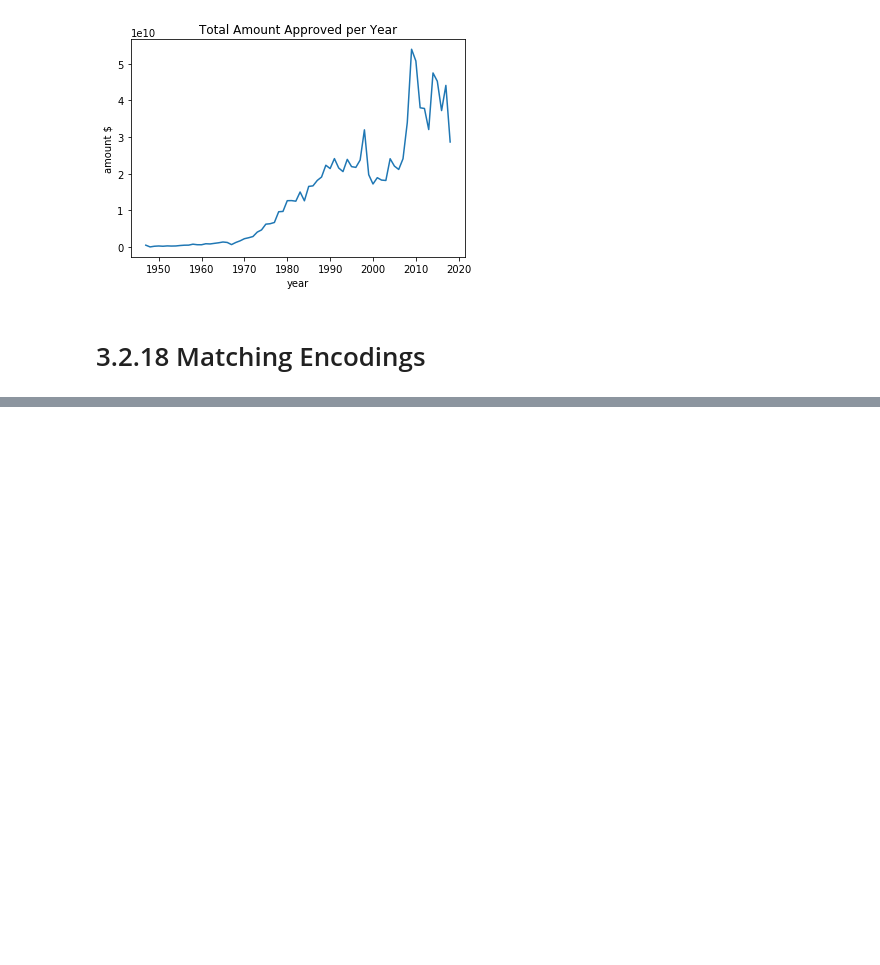
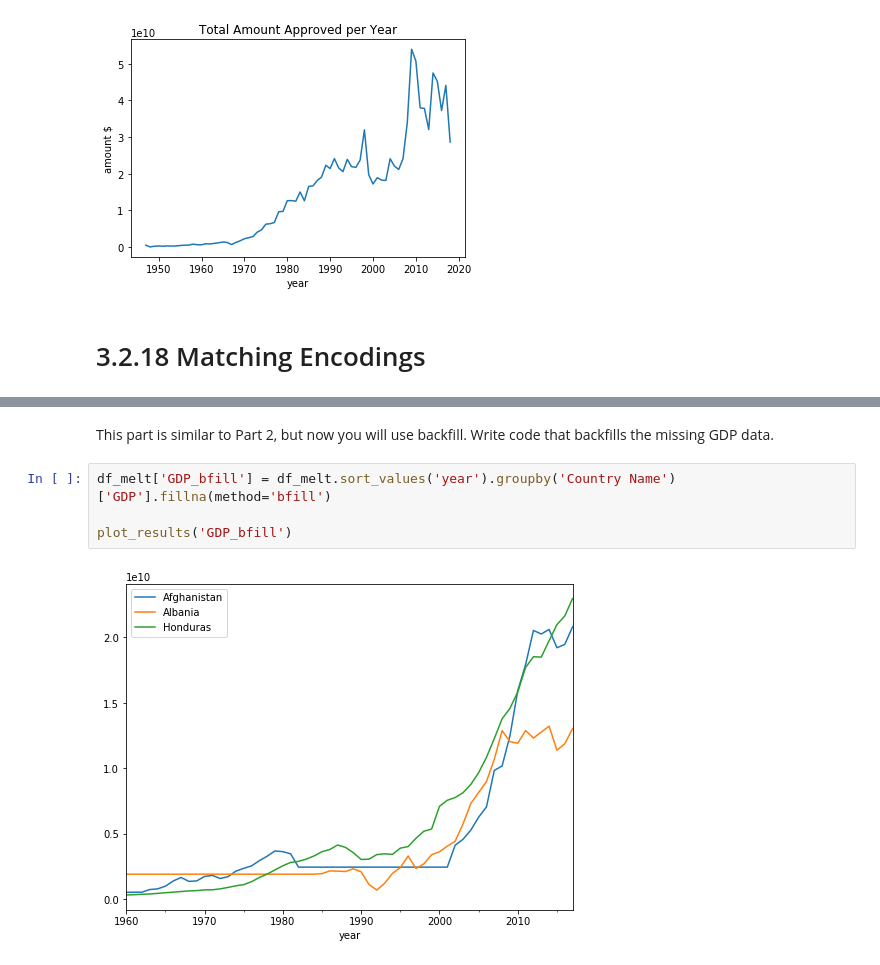
Before and after one commit to kevinlwebb/Nanodegrees, a Jupyter notebook: Data Scientist for Enterprise/3 - Data Engineering/3.2 ETL Pipelines.ipynb, the cells around one changed output, grey strips where cells are left out. Drawn from its saved outputs; the diff is of its cells as text; blank space fills up the shorter version.

```diff
--- a/Data Scientist for Enterprise/3 - Data Engineering/3.2 ETL Pipelines.ipynb
+++ b/Data Scientist for Enterprise/3 - Data Engineering/3.2 ETL Pipelines.ipynb
@@ -819,0 +977,8 @@ plt.show()
+# %% [markdown]
+This part is similar to Part 2, but now you will use backfill. Write code that backfills the missing GDP data.
+# %%
+df_melt['GDP_bfill'] = df_melt.sort_values('year').groupby('Country Name')['GDP'].fillna(method='bfill')
+
+plot_results('GDP_bfill')
+# %% [output]
+[figure, added]
```
Also changed, not shown: parts of 35 cells of this notebook.
